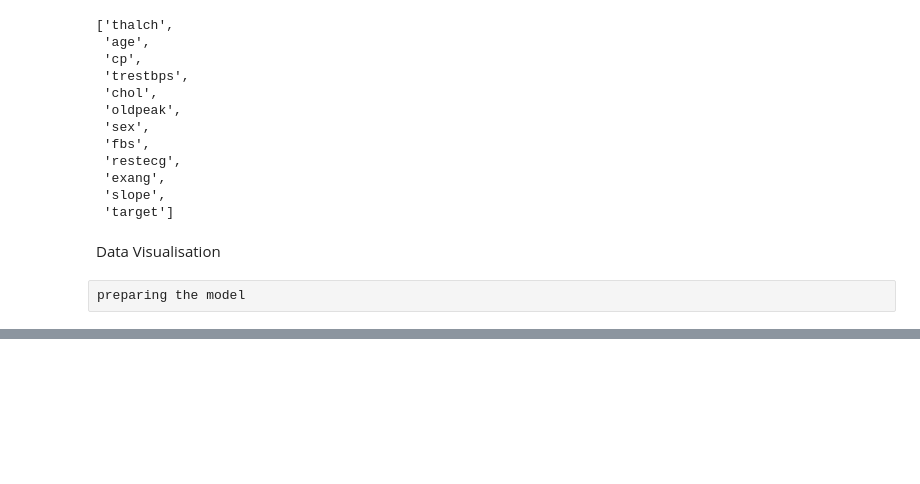
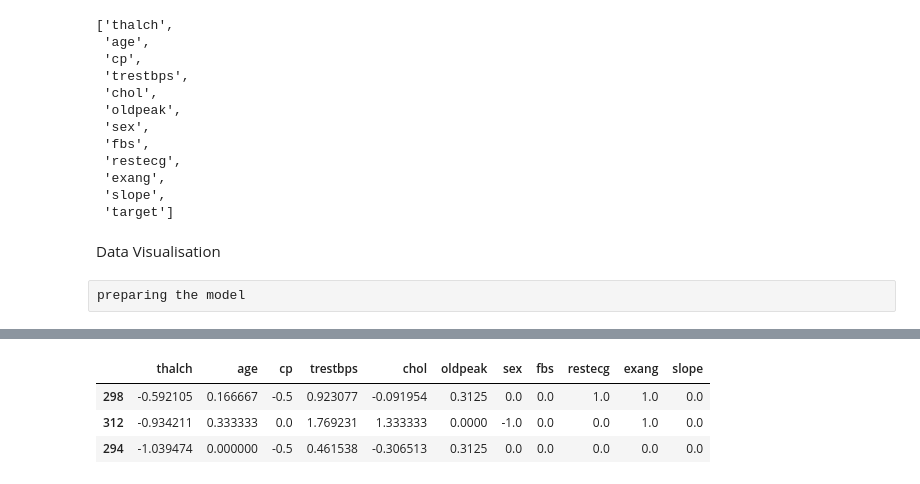
Before and after one commit to okechukwuchude/Heart-disease-prediction, a Jupyter notebook: hearth disease prediction.ipynb, the cells around one changed output, grey strips where cells are left out. Drawn from its saved outputs; the diff is of its cells as text; code cells hidden in the pictures; blank space fills up the shorter version.

```diff
--- a/hearth disease prediction.ipynb
+++ b/hearth disease prediction.ipynb
@@ -414,0 +434,7 @@ NameError: name 'test_train_split_part' is not defined
+# %%
+test.head(3)
+# %% [output]
+|  | thalch | age | cp | trestbps | chol | oldpeak | sex | fbs | restecg | exang | slope |
+| 298 | -0.592105 | 0.166667 | -0.5 | 0.923077 | -0.091954 | 0.3125 | 0.0 | 0.0 | 1.0 | 1.0 | 0.0 |
+| 312 | -0.934211 | 0.333333 | 0.0 | 1.769231 | 1.333333 | 0.0000 | -1.0 | 0.0 | 0.0 | 1.0 | 0.0 |
+| 294 | -1.039474 | 0.000000 | -0.5 | 0.461538 | -0.306513 | 0.3125 | 0.0 | 0.0 | 0.0 | 0.0 | 0.0 |
```
Also changed, not shown: parts of 5 cells of this notebook.
